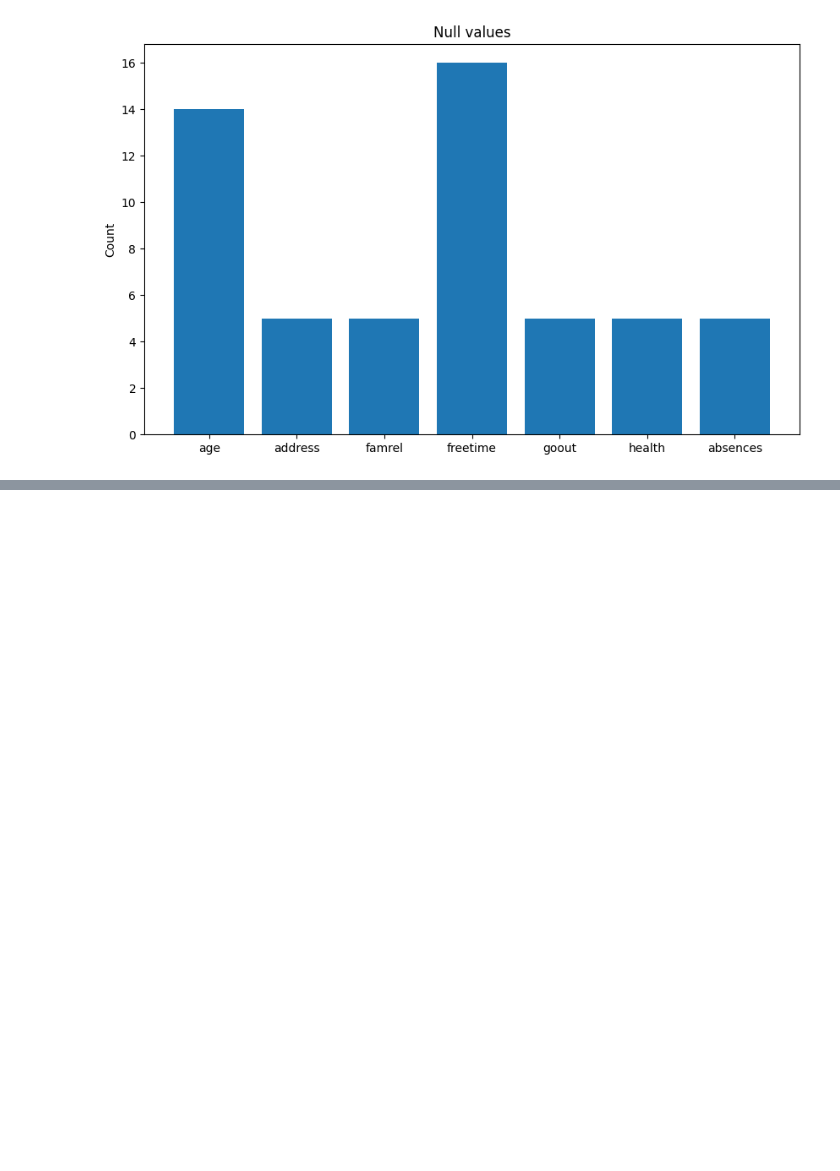
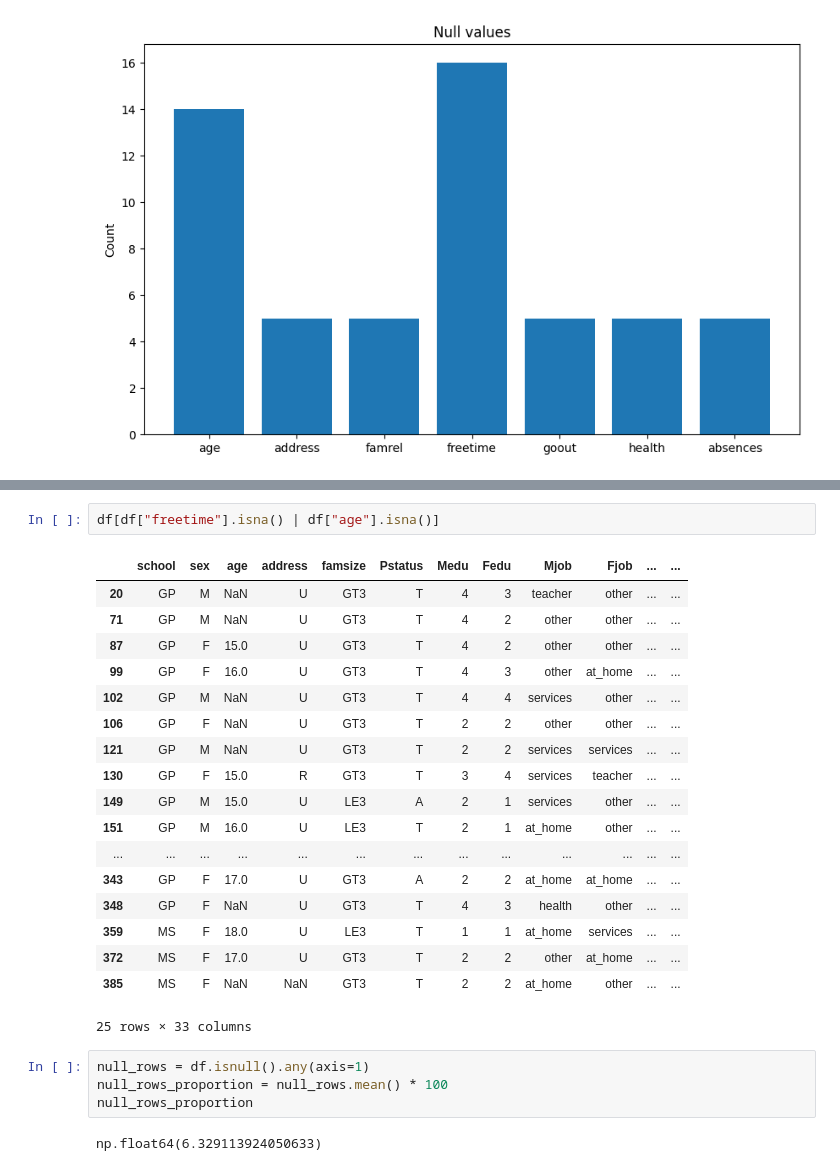
Before and after one commit to marx126/Databehandling-IAN-GAGLIARDI, a Jupyter notebook: Exercises/01_missing_aggregation/1- Find missing values.ipynb, the cells around one changed output, grey strips where cells are left out. Drawn from its saved outputs; the diff is of its cells as text; blank space fills up the shorter version.

```diff
--- a/Exercises/01_missing_aggregation/1- Find missing values.ipynb
+++ b/Exercises/01_missing_aggregation/1- Find missing values.ipynb
@@ -94,0 +116,27 @@ plot_missing_values_columns(df)
+# %%
+df[df["freetime"].isna() | df["age"].isna()]
+# %% [output]
+|  | school | sex | age | address | famsize | Pstatus | Medu | Fedu | Mjob | Fjob | ... | ... |
+| 20 | GP | M | NaN | U | GT3 | T | 4 | 3 | teacher | other | ... | ... |
+| 71 | GP | M | NaN | U | GT3 | T | 4 | 2 | other | other | ... | ... |
+| 87 | GP | F | 15.0 | U | GT3 | T | 4 | 2 | other | other | ... | ... |
+| 99 | GP | F | 16.0 | U | GT3 | T | 4 | 3 | other | at_home | ... | ... |
+| 102 | GP | M | NaN | U | GT3 | T | 4 | 4 | services | other | ... | ... |
+| 106 | GP | F | NaN | U | GT3 | T | 2 | 2 | other | other | ... | ... |
+| 121 | GP | M | NaN | U | GT3 | T | 2 | 2 | services | services | ... | ... |
+| 130 | GP | F | 15.0 | R | GT3 | T | 3 | 4 | services | teacher | ... | ... |
+| 149 | GP | M | 15.0 | U | LE3 | A | 2 | 1 | services | other | ... | ... |
+| 151 | GP | M | 16.0 | U | LE3 | T | 2 | 1 | at_home | other | ... | ... |
+| ... | ... | ... | ... | ... | ... | ... | ... | ... | ... | ... | ... | ... |
+| 343 | GP | F | 17.0 | U | GT3 | A | 2 | 2 | at_home | at_home | ... | ... |
+| 348 | GP | F | NaN | U | GT3 | T | 4 | 3 | health | other | ... | ... |
+| 359 | MS | F | 18.0 | U | LE3 | T | 1 | 1 | at_home | services | ... | ... |
+| 372 | MS | F | 17.0 | U | GT3 | T | 2 | 2 | other | at_home | ... | ... |
+| 385 | MS | F | NaN | NaN | GT3 | T | 2 | 2 | at_home | other | ... | ... |
+25 rows × 33 columns
+# %%
+null_rows = df.isnull().any(axis=1)
+null_rows_proportion = null_rows.mean() * 100
+null_rows_proportion
+# %% [output]
+np.float64(6.329113924050633)
```
Also changed, not shown: parts of 1 cell of this notebook.
